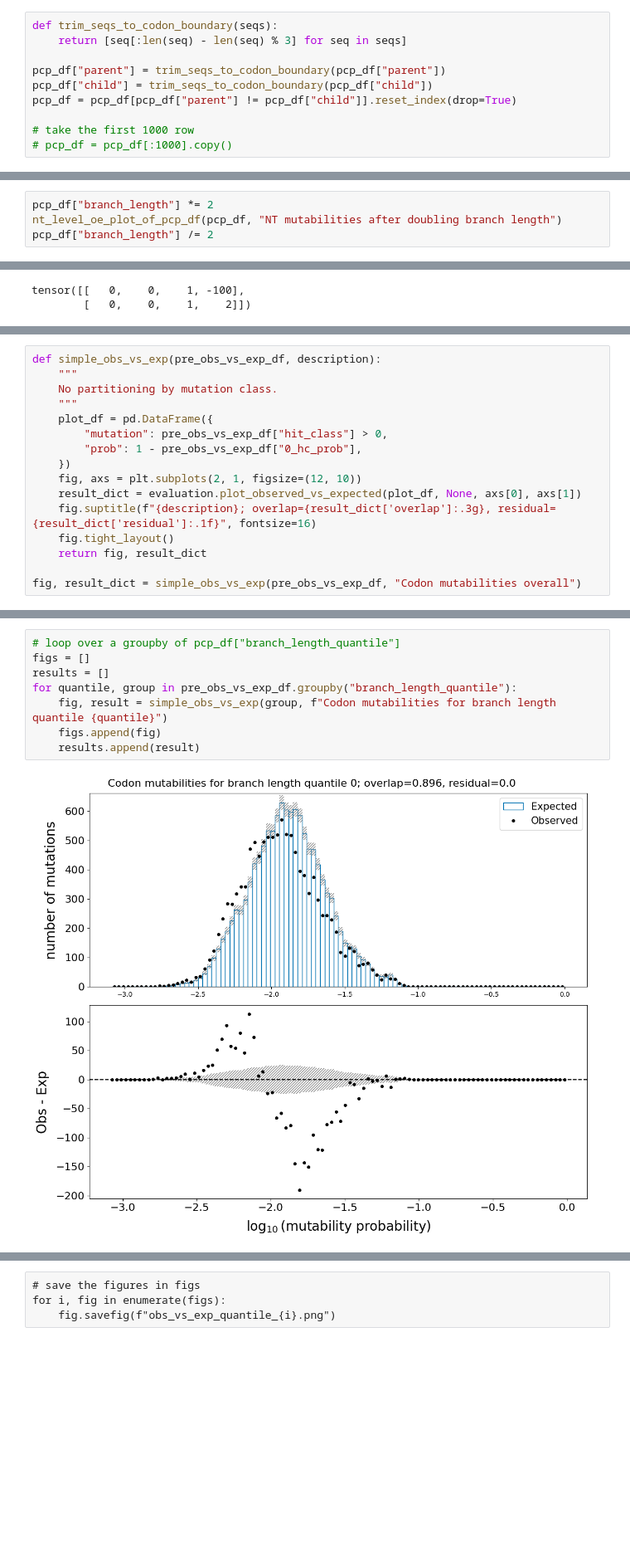
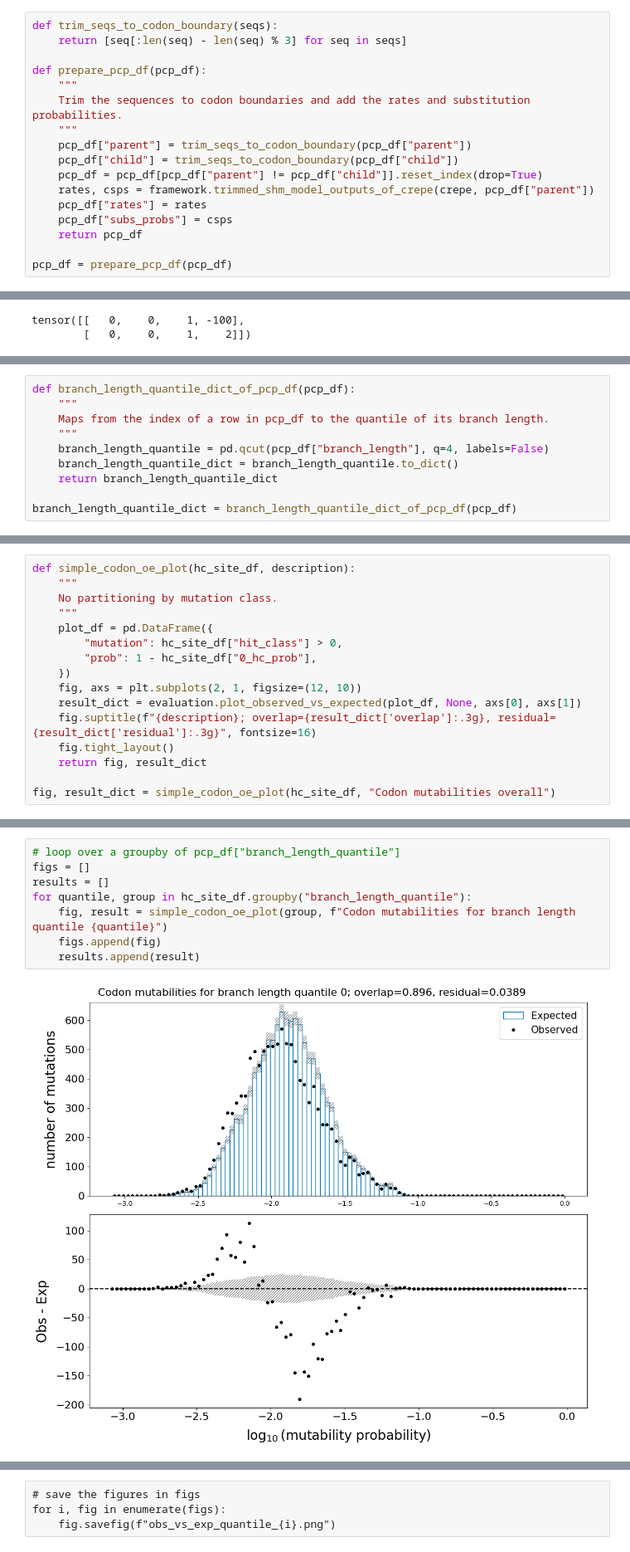
Before and after one commit to matsengrp/thrifty-experiments-1, a Jupyter notebook: human/neutral_codon.ipynb, the cells around one changed output, grey strips where cells are left out. Shown at 83% size. Drawn from its saved outputs; the diff is of its cells as text; blank space fills up the shorter version.

```diff
--- a/human/neutral_codon.ipynb
+++ b/human/neutral_codon.ipynb
@@ -46,9 +49,16 @@ pcp_df = train_df
 def trim_seqs_to_codon_boundary(seqs):
     return [seq[:len(seq) - len(seq) % 3] for seq in seqs]
 
-pcp_df["parent"] = trim_seqs_to_codon_boundary(pcp_df["parent"])
-pcp_df["child"] = trim_seqs_to_codon_boundary(pcp_df["child"])
-pcp_df = pcp_df[pcp_df["parent"] != pcp_df["child"]].reset_index(drop=True)
+def prepare_pcp_df(pcp_df):
+    """
+    Trim the sequences to codon boundaries and add the rates and substitution probabilities.
+    """
+    pcp_df["parent"] = trim_seqs_to_codon_boundary(pcp_df["parent"])
+    pcp_df["child"] = trim_seqs_to_codon_boundary(pcp_df["child"])
+    pcp_df = pcp_df[pcp_df["parent"] != pcp_df["child"]].reset_index(drop=True)
+    rates, csps = framework.trimmed_shm_model_outputs_of_crepe(crepe, pcp_df["parent"])
+    pcp_df["rates"] = rates
+    pcp_df["subs_probs"] = csps
+    return pcp_df
 
-# take the first 1000 row
-# pcp_df = pcp_df[:1000].copy()
+pcp_df = prepare_pcp_df(pcp_df)
@@ -117,7 +127,3 @@ plt.plot([0, 1], [0, 1], color="red")
 nt_level_oe_plot_of_pcp_df(pcp_df, "NT mutabilities after branch length opt")
 # %% [output]
 [figure]
-# %%
-pcp_df["branch_length"] *= 2
-nt_level_oe_plot_of_pcp_df(pcp_df, "NT mutabilities after doubling branch length")
-pcp_df["branch_length"] /= 2
@@ -370 +342,11 @@ observed_hcs = hit_classes_of_pcp_df(pcp_df, site_count//3)
+# %%
+def branch_length_quantile_dict_of_pcp_df(pcp_df):
+    """
+    Maps from the index of a row in pcp_df to the quantile of its branch length.
+    """
+    branch_length_quantile = pd.qcut(pcp_df["branch_length"], q=4, labels=False)
+    branch_length_quantile_dict = branch_length_quantile.to_dict()
+    return branch_length_quantile_dict
+
+branch_length_quantile_dict = branch_length_quantile_dict_of_pcp_df(pcp_df)
 # %%
@@ -427,17 +412,17 @@ pre_obs_vs_exp_df
 # %%
-def simple_obs_vs_exp(pre_obs_vs_exp_df, description):
+def simple_codon_oe_plot(hc_site_df, description):
     """
     No partitioning by mutation class.
     """
     plot_df = pd.DataFrame({
-        "mutation": pre_obs_vs_exp_df["hit_class"] > 0,
-        "prob": 1 - pre_obs_vs_exp_df["0_hc_prob"],
+        "mutation": hc_site_df["hit_class"] > 0,
+        "prob": 1 - hc_site_df["0_hc_prob"],
     })
     fig, axs = plt.subplots(2, 1, figsize=(12, 10))
     result_dict = evaluation.plot_observed_vs_expected(plot_df, None, axs[0], axs[1])
-    fig.suptitle(f"{description}; overlap={result_dict['overlap']:.3g}, residual={result_dict['residual']:.1f}", fontsize=16)
+    fig.suptitle(f"{description}; overlap={result_dict['overlap']:.3g}, residual={result_dict['residual']:.3g}", fontsize=16)
     fig.tight_layout()
     return fig, result_dict
 
-fig, result_dict = simple_obs_vs_exp(pre_obs_vs_exp_df, "Codon mutabilities overall")
+fig, result_dict = simple_codon_oe_plot(hc_site_df, "Codon mutabilities overall")
 # %% [output]
@@ -445,10 +430,10 @@ fig, result_dict = simple_obs_vs_exp(pre_obs_vs_exp_df, "Codon mutabilities over
 # %%
 # loop over a groupby of pcp_df["branch_length_quantile"]
 figs = []
 results = []
-for quantile, group in pre_obs_vs_exp_df.groupby("branch_length_quantile"):
-    fig, result = simple_obs_vs_exp(group, f"Codon mutabilities for branch length quantile {quantile}")
+for quantile, group in hc_site_df.groupby("branch_length_quantile"):
+    fig, result = simple_codon_oe_plot(group, f"Codon mutabilities for branch length quantile {quantile}")
     figs.append(fig)
     results.append(result)
 # %% [output]
-[figure, old version]
+[figure, new version]
```
Also changed, not shown: parts of 27 cells of this notebook.
